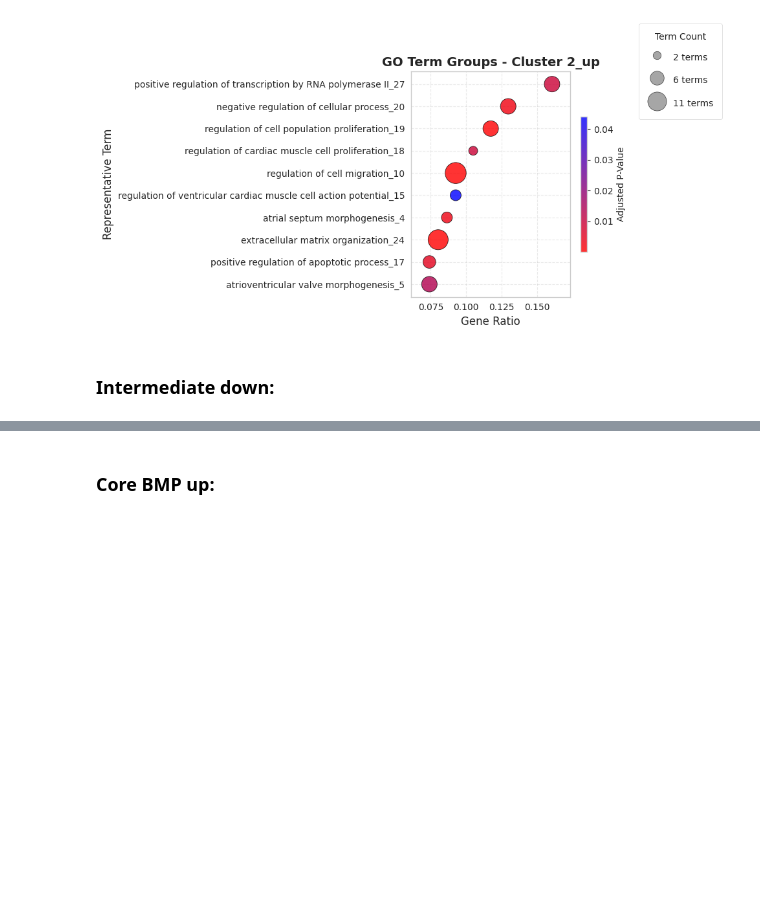
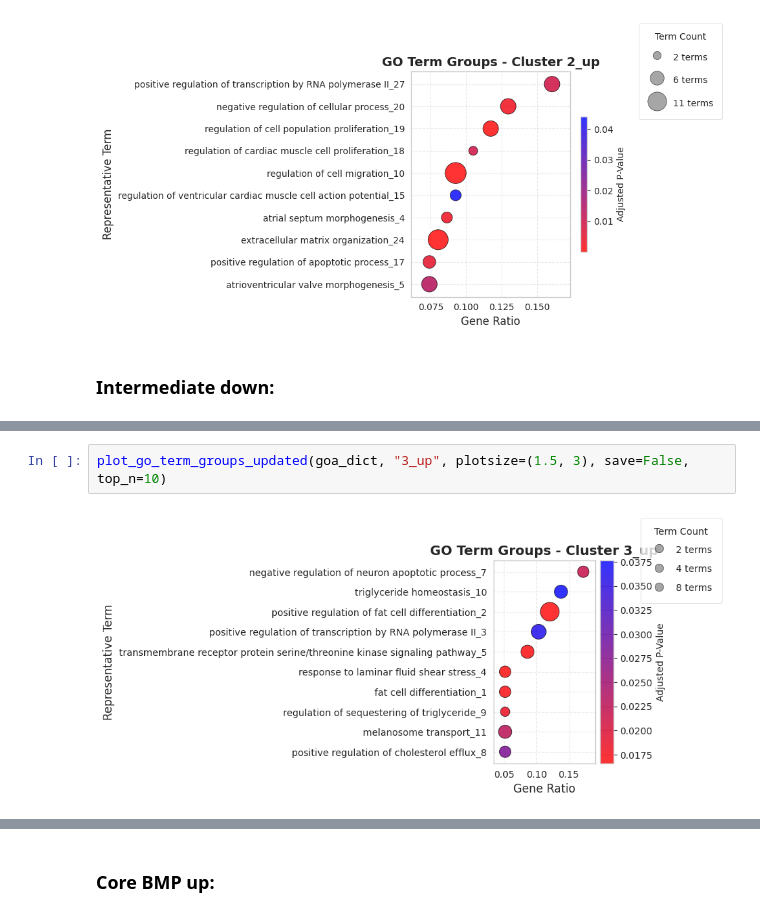
Before and after one commit to Mooguy/rec_paper, a Jupyter notebook: figures/figure_3_sep.ipynb, the cells around one changed output, grey strips where cells are left out. Saved outputs shown, nothing was run; the diff lists cells and outputs as text; blank space fills up the shorter version.

```diff
--- a/figures/figure_3_sep.ipynb
+++ b/figures/figure_3_sep.ipynb
@@ -100,0 +105,4 @@ plot_go_term_groups(goa_dict, "2_down", plotsize=(9, 5), save=False, top_n=10)
+# %%
+plot_go_term_groups_updated(goa_dict, "3_up", plotsize=(1.5, 3), save=False, top_n=10)
+# %% [output]
+[figure, added]
```
Also changed, not shown: parts of 4 cells of this notebook, 17 other files.
